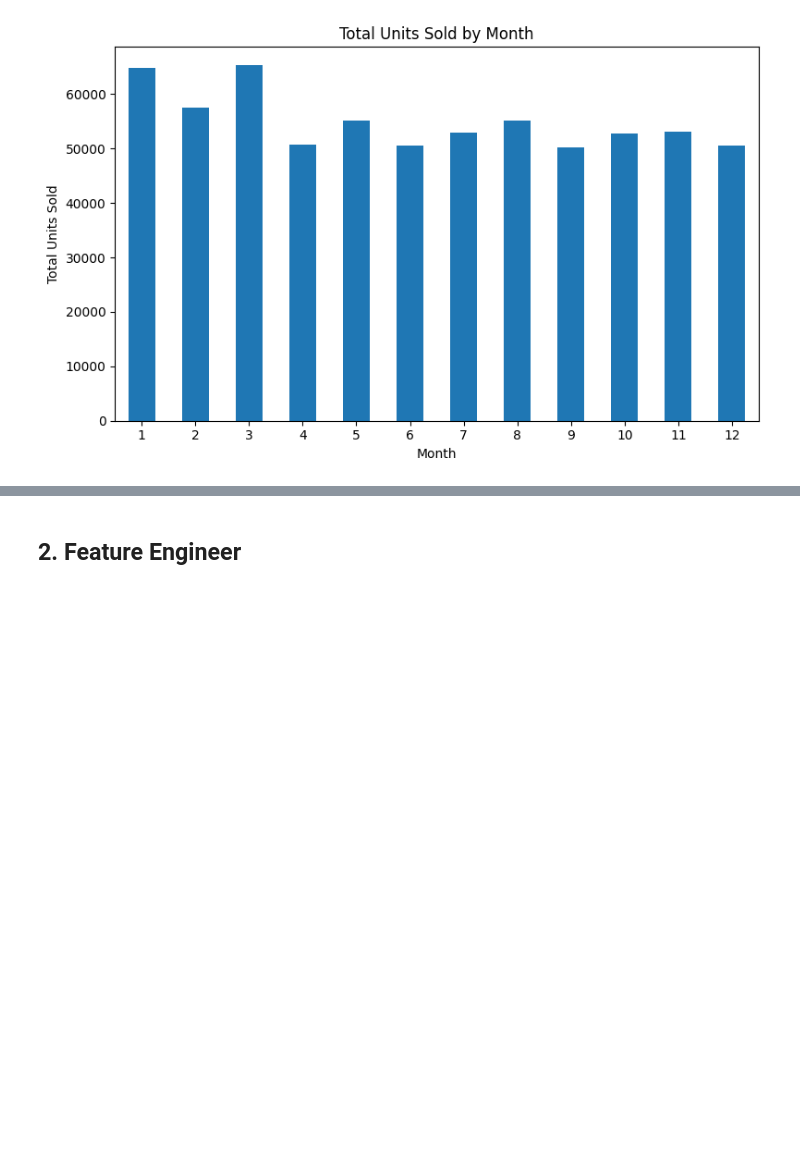
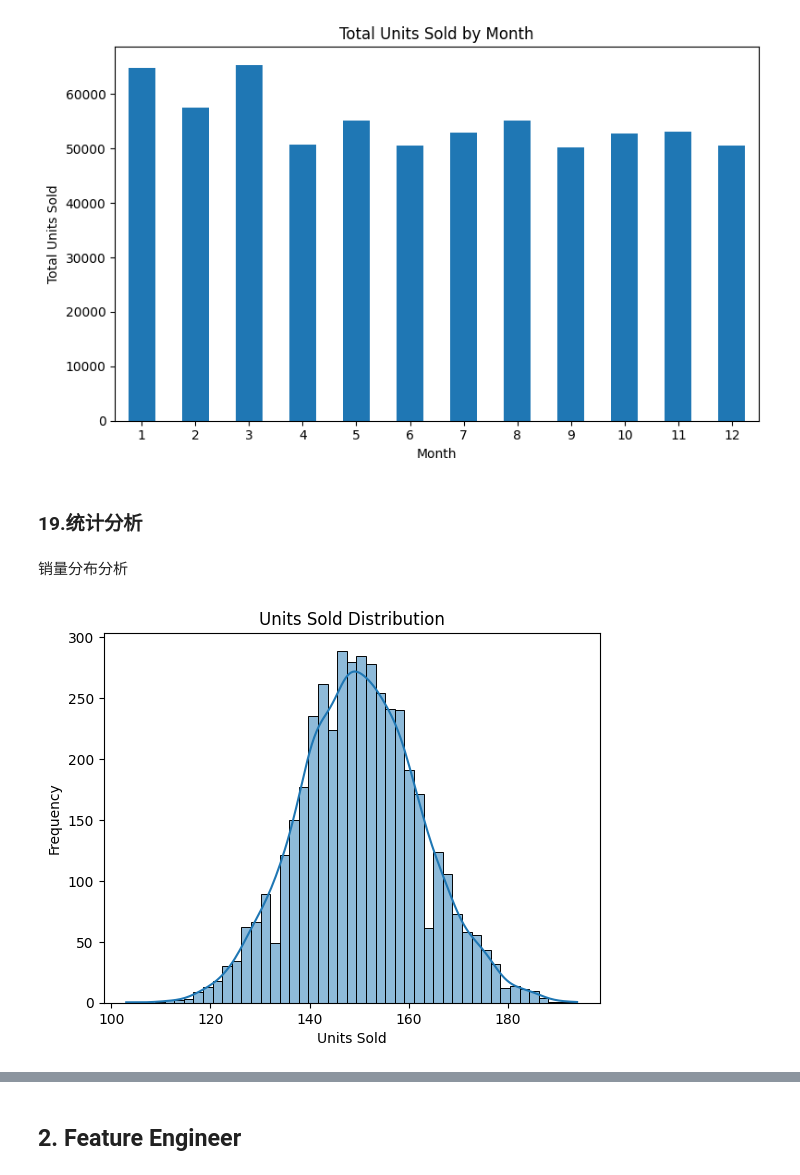
Before and after one commit to xild25-Minnie/DSCI441-Project-Xirui_Ruoyan, a Jupyter notebook: notebooks/code.ipynb, the cells around one changed output, grey strips where cells are left out. Drawn from its saved outputs; the diff is of its cells as text; code cells hidden in the pictures; blank space fills up the shorter version.

```diff
--- a/notebooks/code.ipynb
+++ b/notebooks/code.ipynb
@@ -390,3 +391,16 @@ plt.tight_layout()
 plt.show()
 # %% [output]
 [figure]
+# %% [markdown]
+### 19.统计分析
+# %% [markdown]
+销量分布分析
+# %%
+sns.histplot(df['Units Sold'], kde=True)
+
+plt.title("Units Sold Distribution")
+plt.xlabel("Units Sold")
+plt.ylabel("Frequency")
+plt.show()
+# %% [output]
+[figure, added]
```
Also changed, not shown: parts of 10 cells of this notebook.
